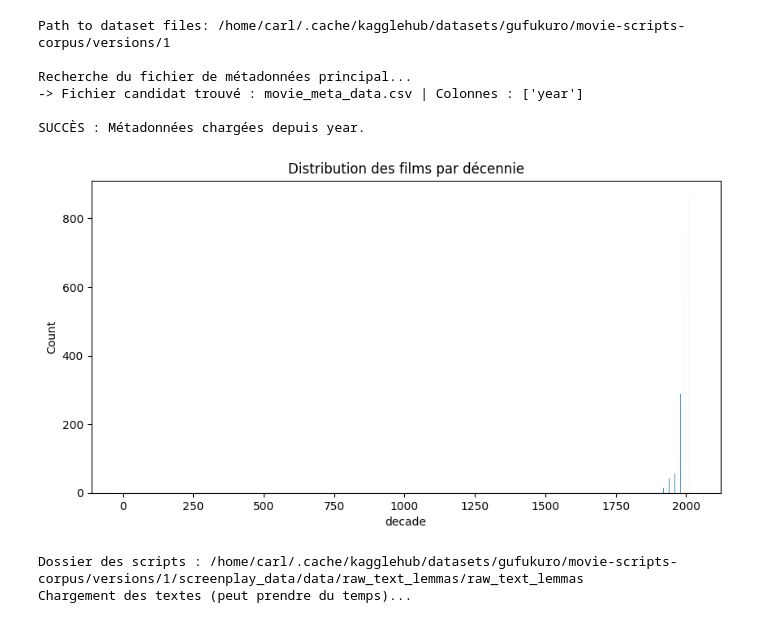
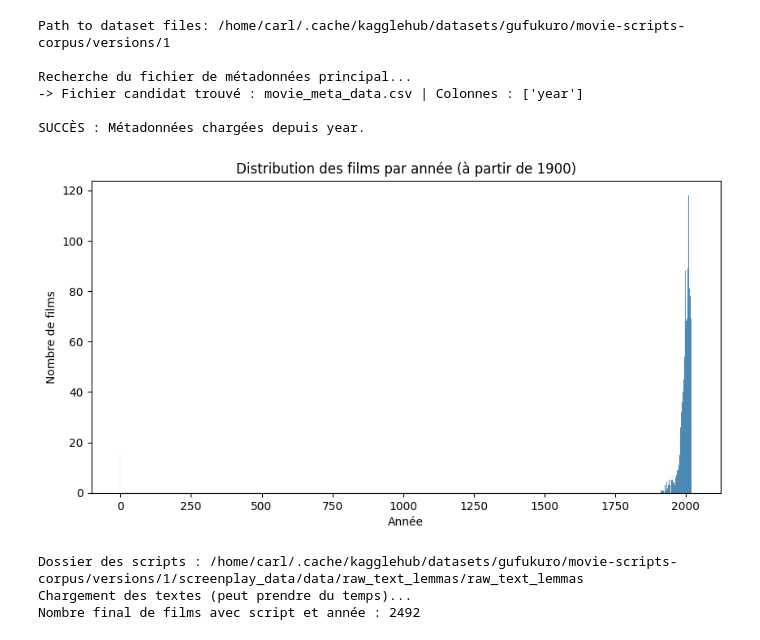
Before and after one commit to carlmonnaert/NLP-scripts, a Jupyter notebook: src/analysis.ipynb, the cells around one changed output. Saved outputs shown, nothing was run; the diff lists cells and outputs as text; code cells hidden in the pictures.

```diff
--- a/src/analysis.ipynb
+++ b/src/analysis.ipynb
@@ -42,6 +42,7 @@ for csv_file in all_csvs:
     except Exception as e:
         print(f"Erreur lecture {csv_file}: {e}")
 
+# --- Modify the range of years for the histogram ---
 if df_meta is not None:
     print(f"\nSUCCÈS : Métadonnées chargées depuis {year_col}.")
     # Normalisation de la colonne année
@@ -49,10 +50,17 @@ if df_meta is not None:
     df_meta = df_meta.dropna(subset=['release_year'])
     df_meta['decade'] = (df_meta['release_year'] // 10) * 10
 
+    # Determine the range of years for the histogram
+    min_year = max(1900, int(df_meta['release_year'].min()))  # Ensure the minimum year is at least 1900
+    max_year = int(df_meta['release_year'].max())
+    bins = range(min_year, max_year + 10, 10)  # Adjust bins to cover the range of years
+
     # Affichage de la distribution
     plt.figure(figsize=(10, 5))
-    sns.histplot(df_meta['decade'].astype(int), bins=10, discrete=True)
-    plt.title("Distribution des films par décennie")
+    sns.histplot(df_meta['release_year'].astype(int), bins=bins, discrete=True)
+    plt.title("Distribution des films par année (à partir de 1900)")
+    plt.xlabel("Année")
+    plt.ylabel("Nombre de films")
     plt.show()
 else:
     raise ValueError("Impossible de trouver un fichier CSV contenant une colonne 'Year' ou 'Date'.")
@@ -75,36 +83,37 @@ def load_script_content(row):
     # Attention : C'est une heuristique simple. Idéalement, il y a un ID.
     if not isinstance(row.get('title'), str): return None
 
     safe_title = row['title'].replace(':', '').replace('?', '').strip()
     # On cherche un fichier qui commence par ce titre
     try:
         # Pattern matching simple
         potential_files = glob.glob(os.path.join(script_path, f"*{safe_title}*.txt"))
         if potential_files:
             with open(potential_files[0], 'r', encoding='utf-8', errors='ignore') as f:
                 return f.read()
     except:
         return None
     return None
 
 # Pour tester, on applique sur un échantillon
 print("Chargement des textes (peut prendre du temps)...")
 # On ne charge que pour les films qui ont une année valide
 df_meta['script_content'] = df_meta.apply(load_script_content, axis=1)
 
 # Filtrer les films sans scripts
 df_final = df_meta.dropna(subset=['script_content'])
 print(f"Nombre final de films avec script et année : {len(df_final)}")
 # %% [output]
 Path to dataset files: /home/carl/.cache/kagglehub/datasets/gufukuro/movie-scripts-corpus/versions/1
 
 Recherche du fichier de métadonnées principal...
 -> Fichier candidat trouvé : movie_meta_data.csv | Colonnes : ['year']
 
 SUCCÈS : Métadonnées chargées depuis year.
-[figure, old version]
+[figure, new version]
 Dossier des scripts : /home/carl/.cache/kagglehub/datasets/gufukuro/movie-scripts-corpus/versions/1/screenplay_data/data/raw_text_lemmas/raw_text_lemmas
 Chargement des textes (peut prendre du temps)...
+Nombre final de films avec script et année : 2492
 # %%
 # --- Cellule 1 : Préparation du NLP ---
 import re
```
